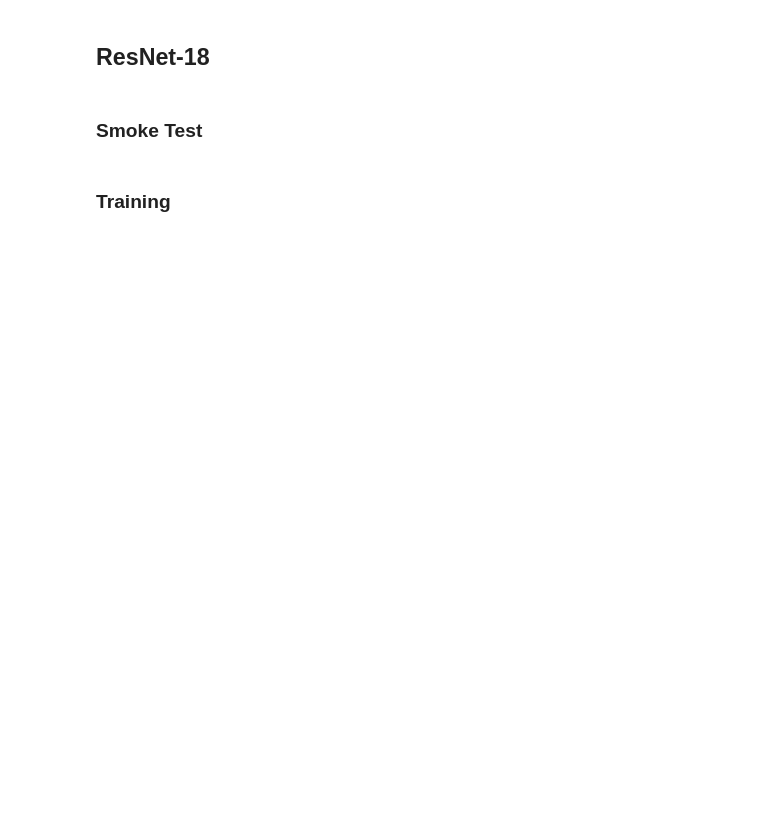
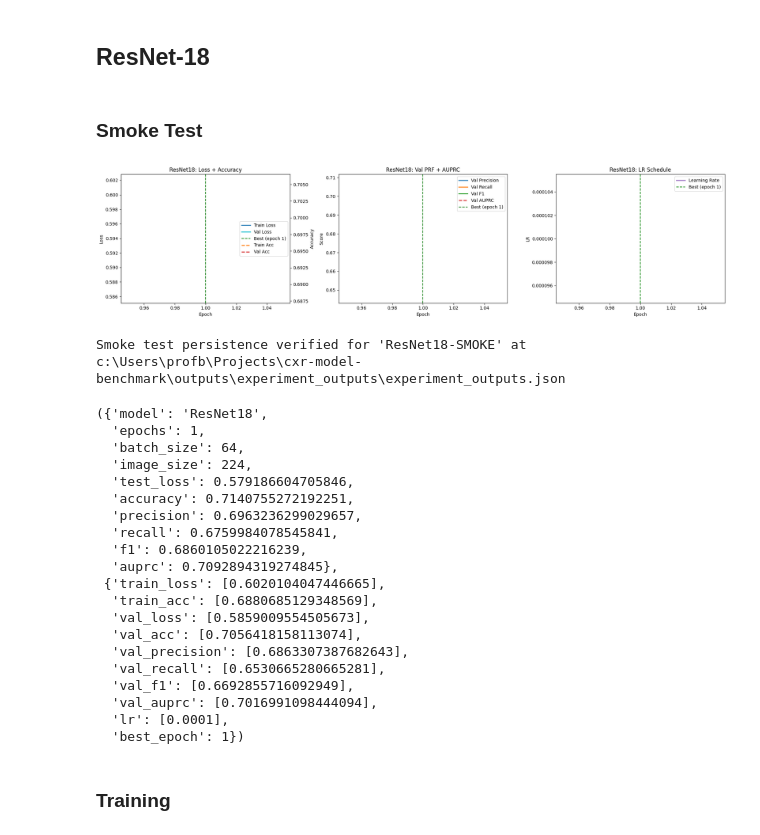
Before and after one commit to Prof-Blobfish/cxr-model-benchmark, a Jupyter notebook: notebooks/08_model_comparison.ipynb, the cells around one changed output. Drawn from its saved outputs; the diff is of its cells as text; code cells hidden in the pictures; blank space fills up the shorter version.

```diff
--- a/notebooks/08_model_comparison.ipynb
+++ b/notebooks/08_model_comparison.ipynb
@@ -143,15 +177,38 @@ train_and_store_model(0, live_plot=True)
 # %%
 run_smoke_test(
     model_name=model_names[1],
     model_builder=model_builders[1],
     train_loader=train_loader,
     val_loader=val_loader,
     test_loader=test_loader,
     device=device,
-    live_plot=True,
+    live_plot=False,
     persist_outputs=True,
     persist_model_name=f"{model_names[1]}-SMOKE",
 )
+# %% [output]
+[figure, added]
+Smoke test persistence verified for 'ResNet18-SMOKE' at c:\Users\profb\Projects\cxr-model-benchmark\outputs\experiment_outputs\experiment_outputs.json
+({'model': 'ResNet18',
+  'epochs': 1,
+  'batch_size': 64,
+  'image_size': 224,
+  'test_loss': 0.579186604705846,
+  'accuracy': 0.7140755272192251,
+  'precision': 0.6963236299029657,
+  'recall': 0.6759984078545841,
+  'f1': 0.6860105022216239,
+  'auprc': 0.7092894319274845},
+ {'train_loss': [0.6020104047446665],
+  'train_acc': [0.6880685129348569],
+  'val_loss': [0.5859009554505673],
+  'val_acc': [0.7056418158113074],
+  'val_precision': [0.6863307387682643],
+  'val_recall': [0.6530665280665281],
+  'val_f1': [0.6692855716092949],
+  'val_auprc': [0.7016991098444094],
+  'lr': [0.0001],
+  'best_epoch': 1})
 # %% [markdown]
 ### Training
 # %%
```
Also changed, not shown: parts of 14 cells of this notebook, 5 other files.
